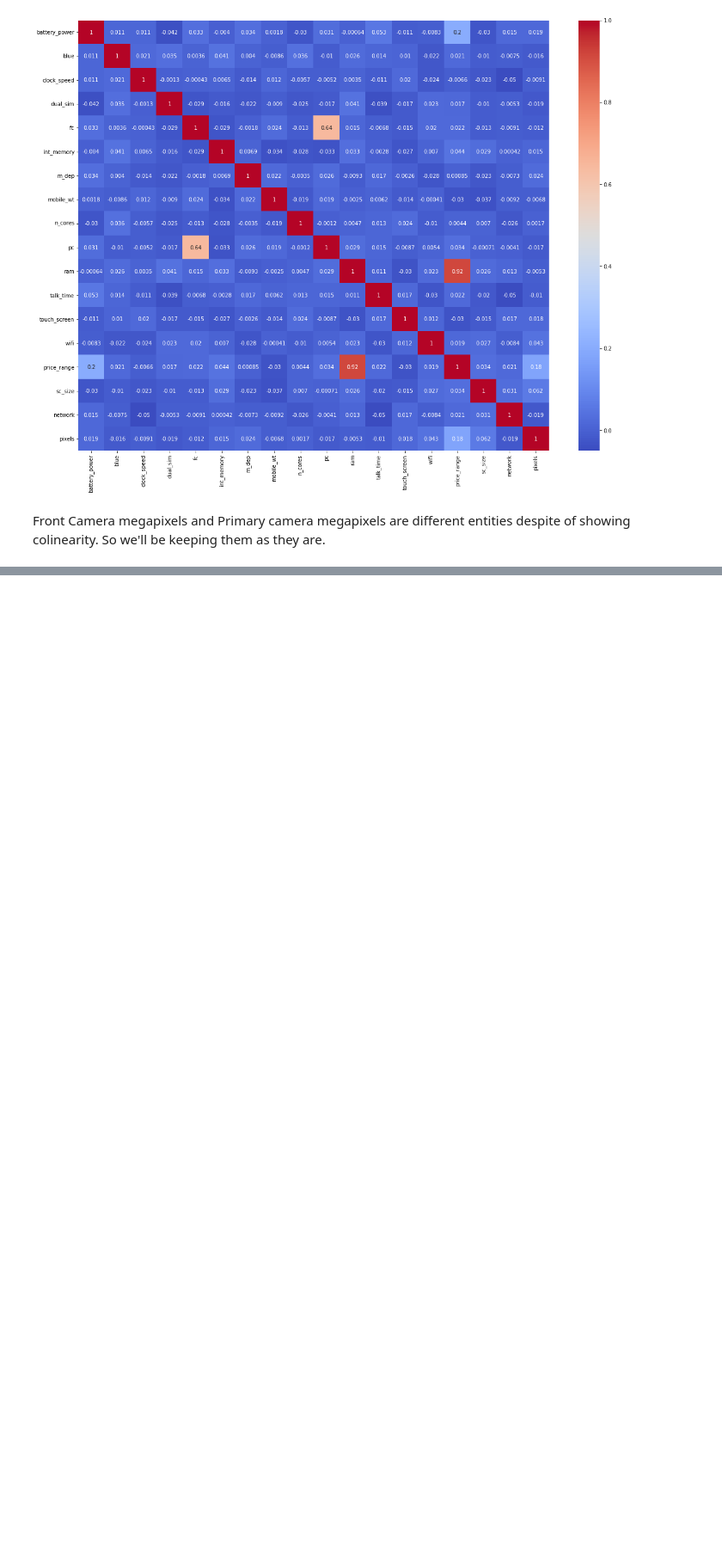
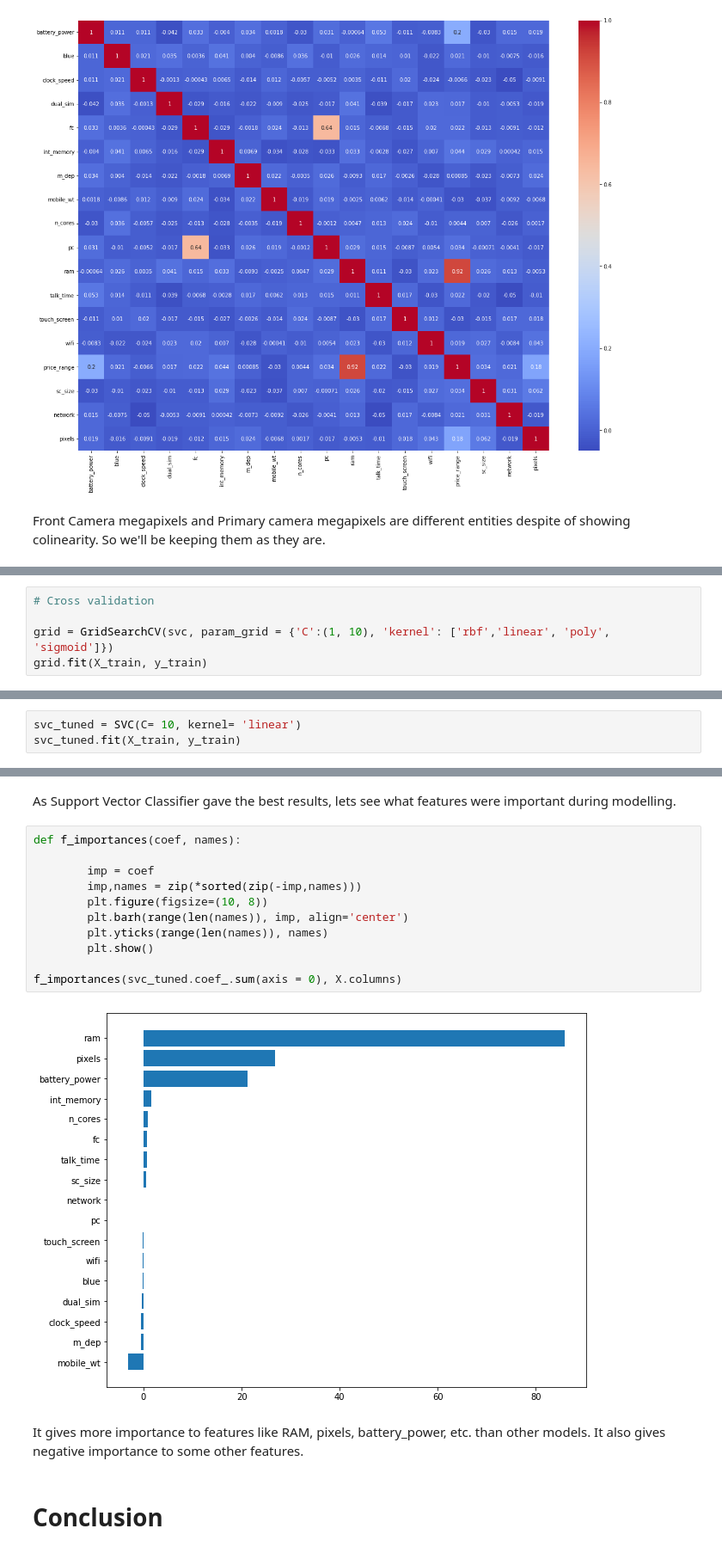
Before and after one commit to SubhamZap/Mobile-Price-Range-Prediction, a Jupyter notebook: Mobile_Price_Range_Prediction_Capstone_Project.ipynb, the cells around one changed output, grey strips where cells are left out. Shown at 86% size. Drawn from its saved outputs; the diff is of its cells as text; blank space fills up the shorter version.

```diff
--- a/Mobile_Price_Range_Prediction_Capstone_Project.ipynb
+++ b/Mobile_Price_Range_Prediction_Capstone_Project.ipynb
@@ -411,0 +1024,5 @@ Front Camera megapixels and Primary camera megapixels are different entities des
+# %%
+# Cross validation
+
+grid = GridSearchCV(svc, param_grid = {'C':(1, 10), 'kernel': ['rbf','linear', 'poly', 'sigmoid']})
+grid.fit(X_train, y_train)
@@ -411,0 +1074,3 @@ Front Camera megapixels and Primary camera megapixels are different entities des
+# %%
+svc_tuned = SVC(C= 10, kernel= 'linear')
+svc_tuned.fit(X_train, y_train)
@@ -411,0 +1116,19 @@ Front Camera megapixels and Primary camera megapixels are different entities des
+# %% [markdown]
+As Support Vector Classifier gave the best results, lets see what features were important during modelling.
+# %%
+def f_importances(coef, names):
+
+        imp = coef
+        imp,names = zip(*sorted(zip(-imp,names)))
+        plt.figure(figsize=(10, 8))
+        plt.barh(range(len(names)), imp, align='center')
+        plt.yticks(range(len(names)), names)
+        plt.show()
+
+f_importances(svc_tuned.coef_.sum(axis = 0), X.columns)
+# %% [output]
+[figure, added]
+# %% [markdown]
+It gives more importance to features like RAM, pixels, battery_power, etc. than other models. It also gives negative importance to some other features.
+# %% [markdown]
+# **Conclusion**
```
Also changed, not shown: parts of 76 cells of this notebook.
